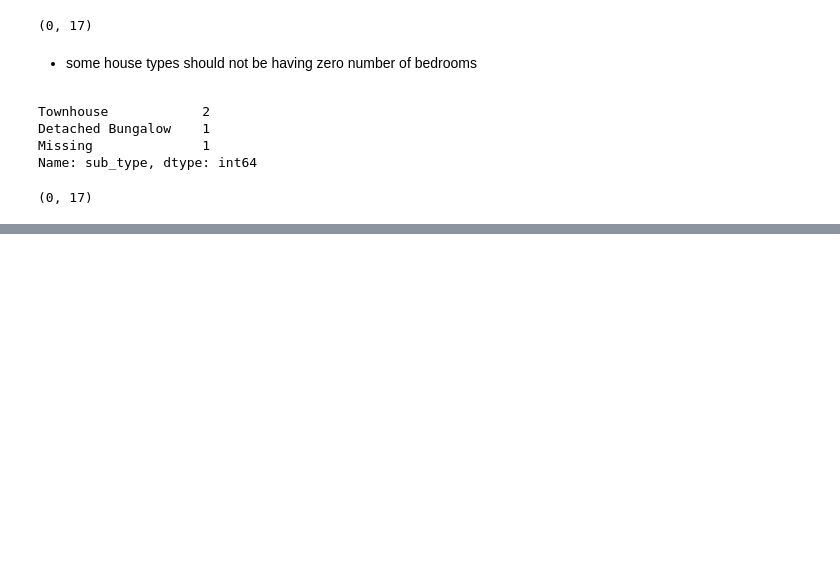
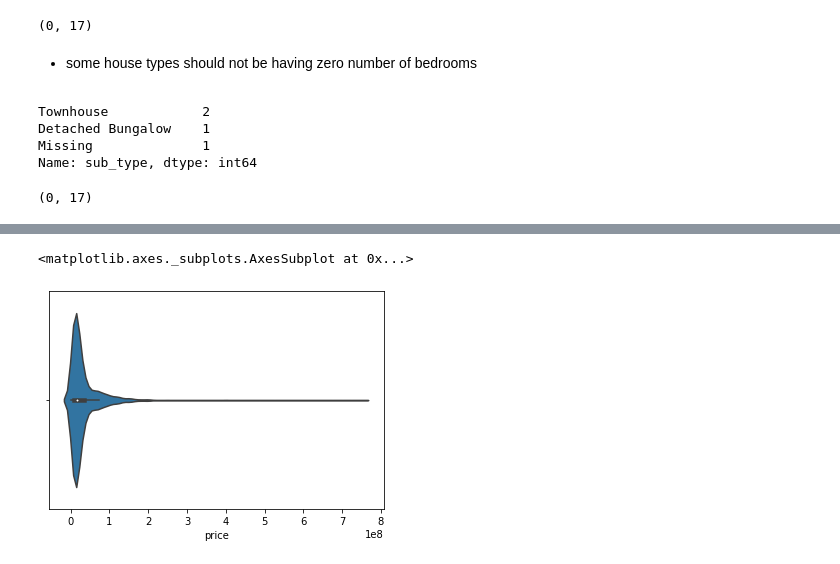
Before and after one commit to Ian-Ibrahim/project_ICS, a Jupyter notebook: Anna/data_cleaning.ipynb, the cells around one changed output, grey strips where cells are left out. Saved outputs shown, nothing was run; the diff lists cells and outputs as text; code cells hidden in the pictures; blank space fills up the shorter version.

```diff
--- a/Anna/data_cleaning.ipynb
+++ b/Anna/data_cleaning.ipynb
@@ -333,0 +345,5 @@ df.loc[(df['bedrooms']==0)&(df['type']=='House')].shape
+# %%
+sns.violinplot(x= 'price', data=df_sale)
+# %% [output]
+<matplotlib.axes._subplots.AxesSubplot at 0x...>
+[figure, added]
```
Also changed, not shown: parts of 15 cells of this notebook.
